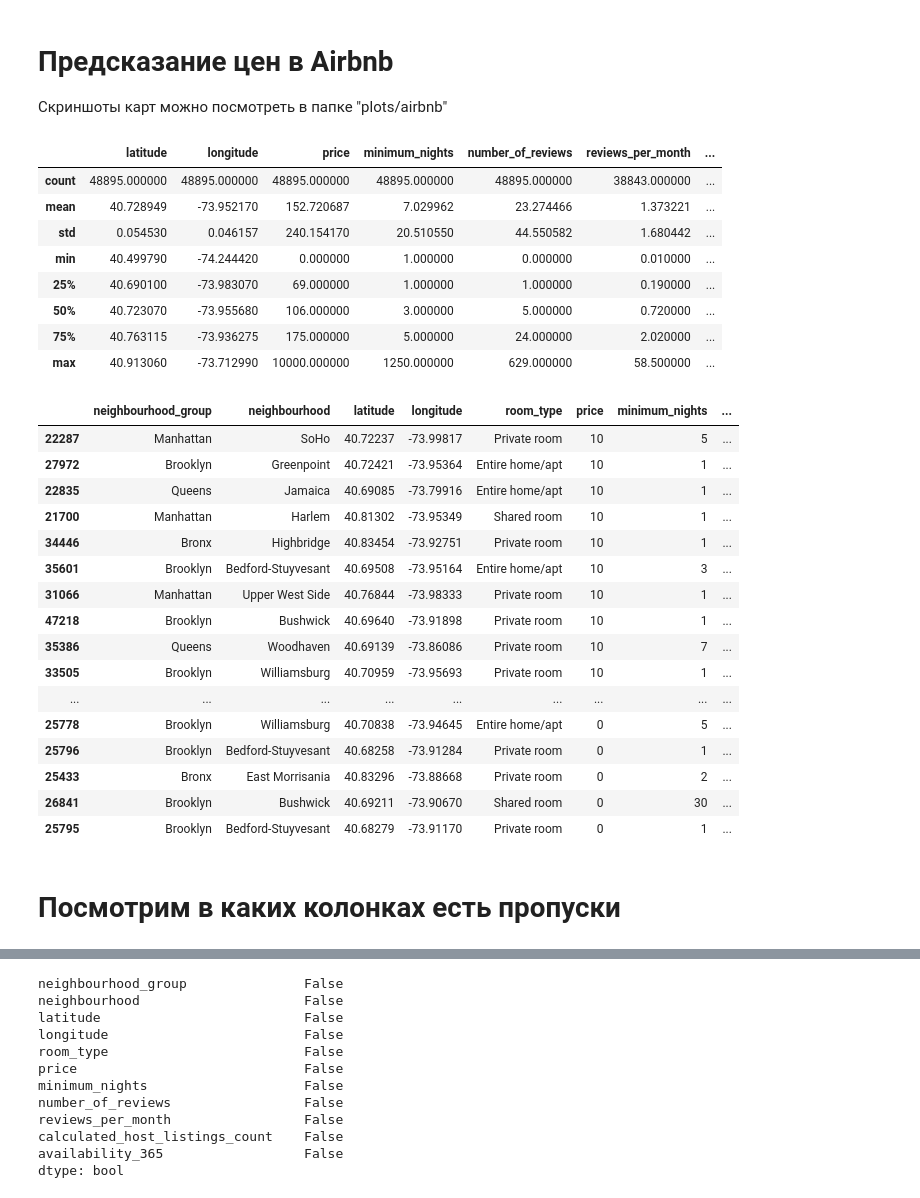
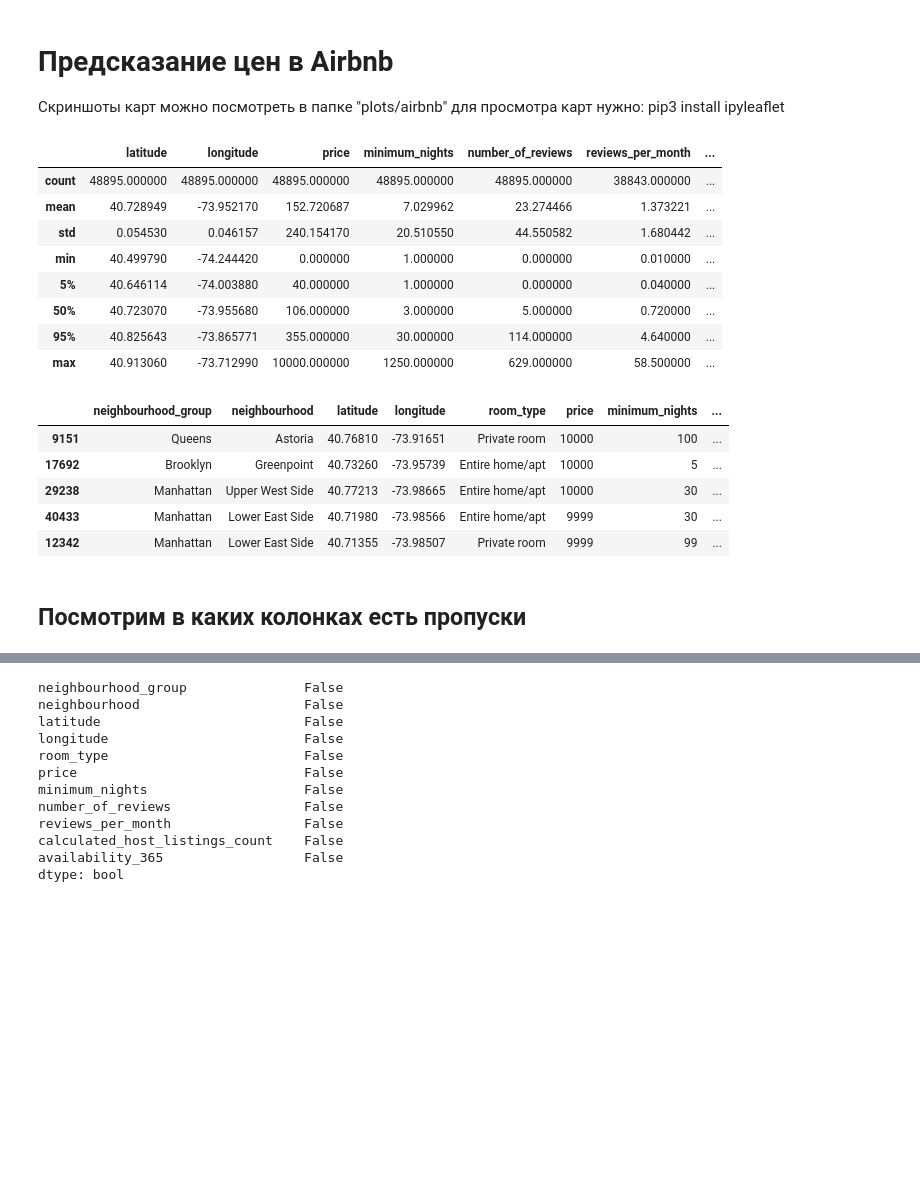
Before and after one commit to TefloniusMonk/intro, a Jupyter notebook: notebooks/air_bnb.ipynb, the cells around one changed output, grey strips where cells are left out. Cells and saved outputs as stored; diff of their text form; code cells hidden in the pictures; blank space fills up the shorter version.

```diff
--- a/notebooks/air_bnb.ipynb
+++ b/notebooks/air_bnb.ipynb
@@ -1,3 +1,4 @@
 # %% [markdown]
 # Предсказание цен в Airbnb
 Скриншоты карт можно посмотреть в папке "plots/airbnb"
+для просмотра карт нужно: pip3 install ipyleaflet
@@ -4,50 +28,30 @@
 # %%
-import statistics
-import matplotlib.pyplot as plt
-import pandas as pd
-import seaborn as sns
-from ipyleaflet import *
-from sklearn import preprocessing
-
-
-
 data_file = "../csv/airbnb/air_bnb.csv"
 dataset = pd.read_csv(data_file)
 for feature in "id, name, host_id, host_name, last_review".split(", "):
     dataset.drop(feature,inplace=True, axis=1)
-dataset.describe()
+dataset.describe(percentiles=[0.05, 0.95])
 # %% [output]
 |  | latitude | longitude | price | minimum_nights | number_of_reviews | reviews_per_month | ... |
 | count | 48895.000000 | 48895.000000 | 48895.000000 | 48895.000000 | 48895.000000 | 38843.000000 | ... |
 | mean | 40.728949 | -73.952170 | 152.720687 | 7.029962 | 23.274466 | 1.373221 | ... |
 | std | 0.054530 | 0.046157 | 240.154170 | 20.510550 | 44.550582 | 1.680442 | ... |
 | min | 40.499790 | -74.244420 | 0.000000 | 1.000000 | 0.000000 | 0.010000 | ... |
-| 25% | 40.690100 | -73.983070 | 69.000000 | 1.000000 | 1.000000 | 0.190000 | ... |
+| 5% | 40.646114 | -74.003880 | 40.000000 | 1.000000 | 0.000000 | 0.040000 | ... |
 | 50% | 40.723070 | -73.955680 | 106.000000 | 3.000000 | 5.000000 | 0.720000 | ... |
-| 75% | 40.763115 | -73.936275 | 175.000000 | 5.000000 | 24.000000 | 2.020000 | ... |
+| 95% | 40.825643 | -73.865771 | 355.000000 | 30.000000 | 114.000000 | 4.640000 | ... |
 | max | 40.913060 | -73.712990 | 10000.000000 | 1250.000000 | 629.000000 | 58.500000 | ... |
 # %%
-dataset.sort_values(by='price',ascending=False).tail(25)
+dataset.sort_values(by='price',ascending=False).head()
 # %% [output]
 |  | neighbourhood_group | neighbourhood | latitude | longitude | room_type | price | minimum_nights | ... |
-| 22287 | Manhattan | SoHo | 40.72237 | -73.99817 | Private room | 10 | 5 | ... |
-| 27972 | Brooklyn | Greenpoint | 40.72421 | -73.95364 | Entire home/apt | 10 | 1 | ... |
-| 22835 | Queens | Jamaica | 40.69085 | -73.79916 | Entire home/apt | 10 | 1 | ... |
-| 21700 | Manhattan | Harlem | 40.81302 | -73.95349 | Shared room | 10 | 1 | ... |
-| 34446 | Bronx | Highbridge | 40.83454 | -73.92751 | Private room | 10 | 1 | ... |
-| 35601 | Brooklyn | Bedford-Stuyvesant | 40.69508 | -73.95164 | Entire home/apt | 10 | 3 | ... |
-| 31066 | Manhattan | Upper West Side | 40.76844 | -73.98333 | Private room | 10 | 1 | ... |
-| 47218 | Brooklyn | Bushwick | 40.69640 | -73.91898 | Private room | 10 | 1 | ... |
-| 35386 | Queens | Woodhaven | 40.69139 | -73.86086 | Private room | 10 | 7 | ... |
-| 33505 | Brooklyn | Williamsburg | 40.70959 | -73.95693 | Private room | 10 | 1 | ... |
-| ... | ... | ... | ... | ... | ... | ... | ... | ... |
-| 25778 | Brooklyn | Williamsburg | 40.70838 | -73.94645 | Entire home/apt | 0 | 5 | ... |
-| 25796 | Brooklyn | Bedford-Stuyvesant | 40.68258 | -73.91284 | Private room | 0 | 1 | ... |
-| 25433 | Bronx | East Morrisania | 40.83296 | -73.88668 | Private room | 0 | 2 | ... |
-| 26841 | Brooklyn | Bushwick | 40.69211 | -73.90670 | Shared room | 0 | 30 | ... |
-| 25795 | Brooklyn | Bedford-Stuyvesant | 40.68279 | -73.91170 | Private room | 0 | 1 | ... |
+| 9151 | Queens | Astoria | 40.76810 | -73.91651 | Private room | 10000 | 100 | ... |
+| 17692 | Brooklyn | Greenpoint | 40.73260 | -73.95739 | Entire home/apt | 10000 | 5 | ... |
+| 29238 | Manhattan | Upper West Side | 40.77213 | -73.98665 | Entire home/apt | 10000 | 30 | ... |
+| 40433 | Manhattan | Lower East Side | 40.71980 | -73.98566 | Entire home/apt | 9999 | 30 | ... |
+| 12342 | Manhattan | Lower East Side | 40.71355 | -73.98507 | Private room | 9999 | 99 | ... |
 # %% [markdown]
-# Посмотрим в каких колонках есть пропуски
+## Посмотрим в каких колонках есть пропуски
 # %%
 dataset.isna().any()
 # %% [output]
```
Also changed, not shown: parts of 30 cells of this notebook.
